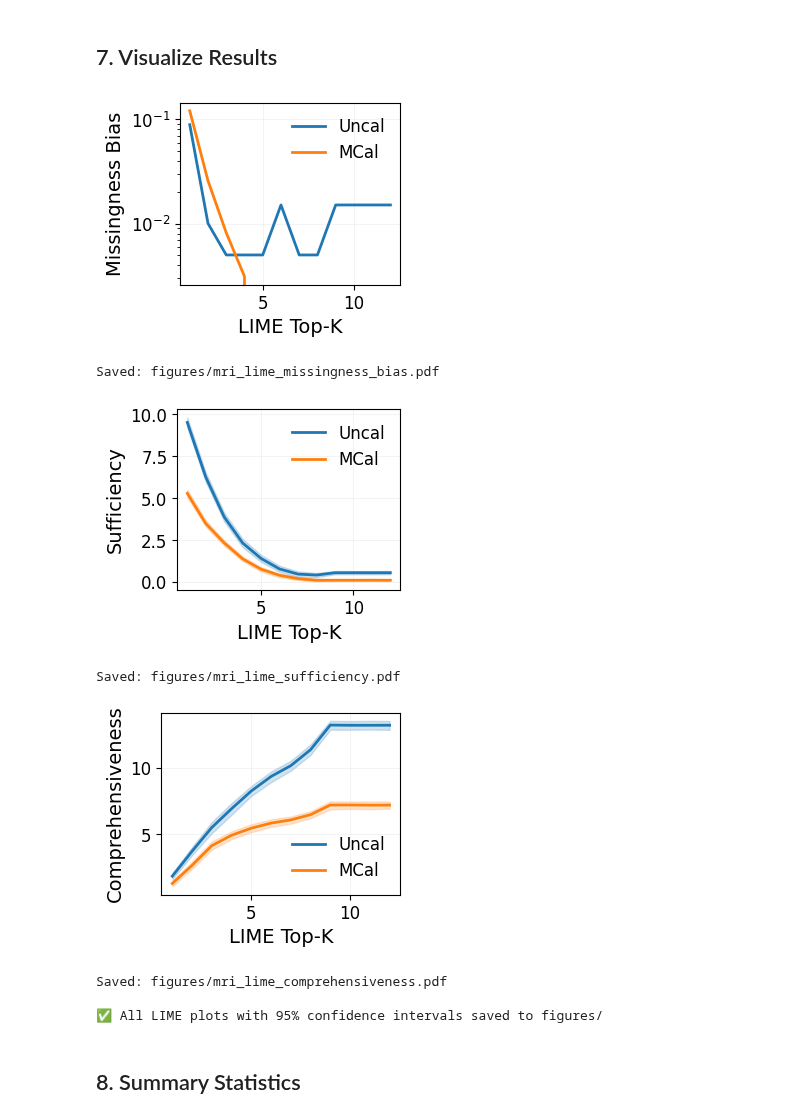
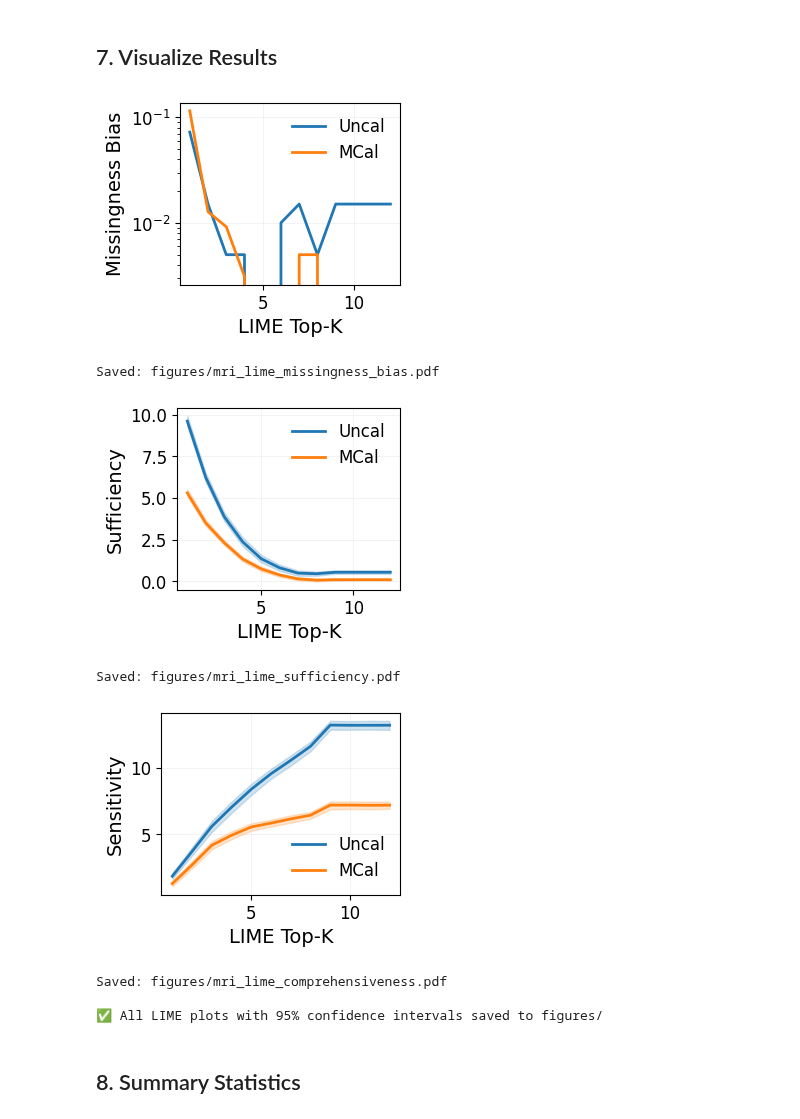
Before and after one commit to ShaileshSridhar2403/MCal, a Jupyter notebook: experiments/mcal_improves_mri_vanilla_ps64.ipynb, the cells around one changed output. Drawn from its saved outputs; the diff is of its cells as text; code cells hidden in the pictures.

```diff
--- a/experiments/mcal_improves_mri_vanilla_ps64.ipynb
+++ b/experiments/mcal_improves_mri_vanilla_ps64.ipynb
@@ -180,7 +180,7 @@ from experiments.explanations import ImageLIME, ImageKernelSHAP
 print("Initializing explainers...")
 
 # Use the same number of samples for both LIME and SHAP
-explanation_samples = 100  # Same for both methods
+explanation_samples = config['explanation_samples']  # Use config value
 
 # LIME explainers
 uncal_lime_explainer = ImageLIME(
@@ -569,39 +569,39 @@ ax.tick_params(axis='both', which='major', labelsize=12)
 plt.tight_layout(pad=0.2)
 plt.savefig(f'{output_dir}/mri_lime_sufficiency.pdf', dpi=300, bbox_inches='tight')
 plt.show()
 print(f"Saved: {output_dir}/mri_lime_sufficiency.pdf")
 
 # Plot 3: LIME Comprehensiveness with confidence bands
 fig, ax = plt.subplots(1, 1, figsize=(fig_width, fig_height))
 # Plot main lines
 ax.plot(k_vals, results['comprehensiveness']['uncal'], '-', label='Uncal', linewidth=2, color='#1f77b4')
 ax.plot(k_vals, results['comprehensiveness']['calib'], '-', label='MCal', linewidth=2, color='#ff7f0e')
 # Add confidence bands
 ax.fill_between(k_vals,
                 results['comprehensiveness']['uncal_lower'],
                 results['comprehensiveness']['uncal_upper'],
                 alpha=0.2, color='#1f77b4')
 ax.fill_between(k_vals,
                 results['comprehensiveness']['calib_lower'],
                 results['comprehensiveness']['calib_upper'],
                 alpha=0.2, color='#ff7f0e')
 ax.set_xlabel('LIME Top-K', fontsize=14)
-ax.set_ylabel('Comprehensiveness', fontsize=14)
+ax.set_ylabel('Sensitivity', fontsize=14)
 ax.legend(fontsize=12, loc='best', frameon=False)
 ax.grid(True, alpha=0.2, linewidth=0.5)
 ax.tick_params(axis='both', which='major', labelsize=12)
 plt.tight_layout(pad=0.2)
 plt.savefig(f'{output_dir}/mri_lime_comprehensiveness.pdf', dpi=300, bbox_inches='tight')
 plt.show()
 print(f"Saved: {output_dir}/mri_lime_comprehensiveness.pdf")
 
 print(f"\n✅ All LIME plots with 95% confidence intervals saved to {output_dir}/")
 # %% [output]
-[figure, old version]
+[figure, new version]
 Saved: figures/mri_lime_missingness_bias.pdf
 [figure]
 Saved: figures/mri_lime_sufficiency.pdf
-[figure, old version]
+[figure, new version]
 Saved: figures/mri_lime_comprehensiveness.pdf
 
 ✅ All LIME plots with 95% confidence intervals saved to figures/
```
Also changed, not shown: parts of 6 cells of this notebook.
